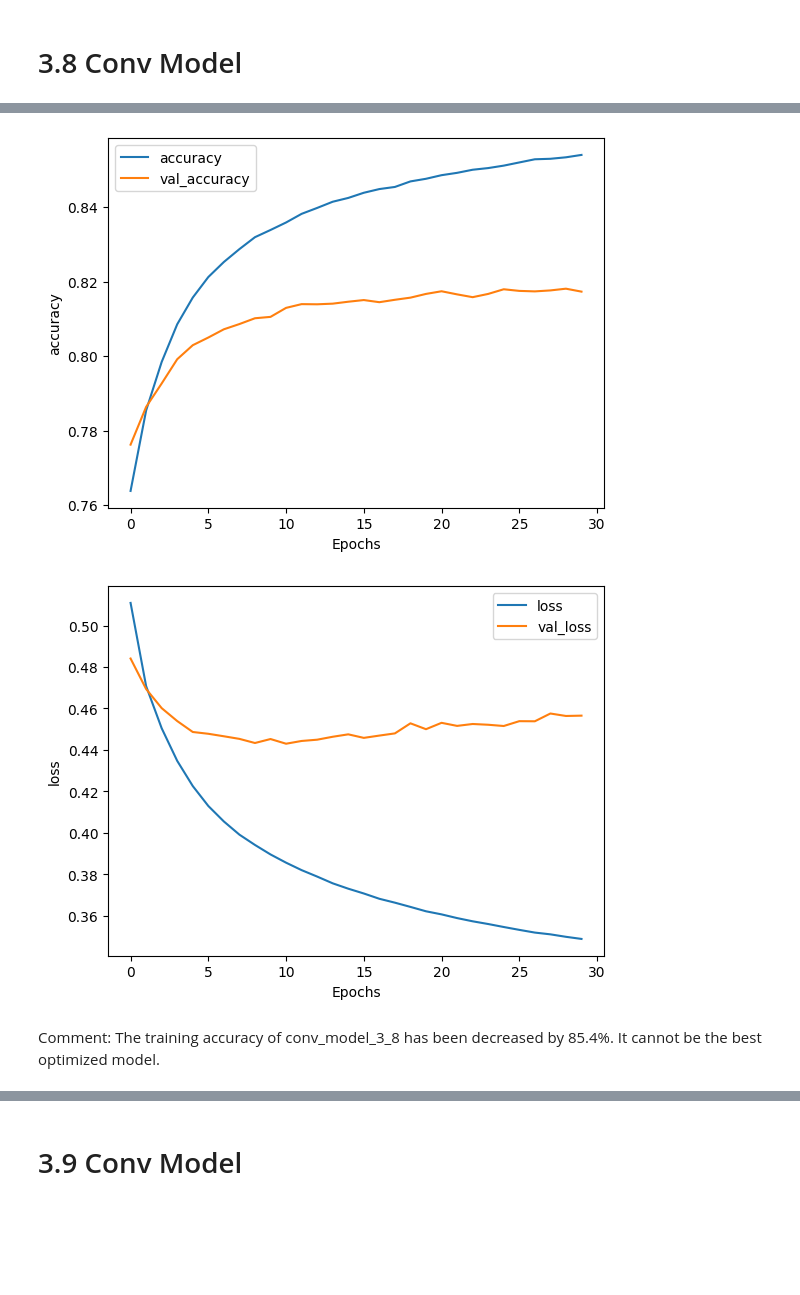
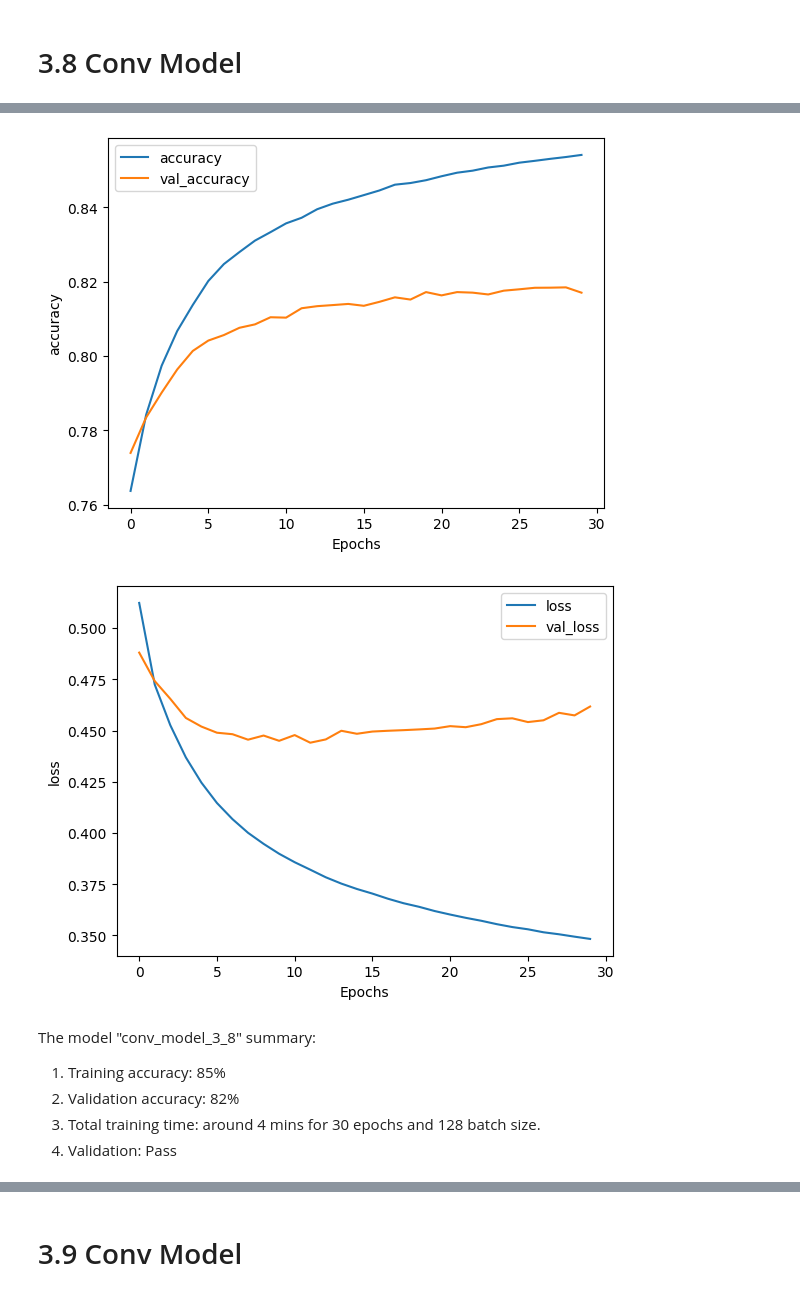
Before and after one commit to Amosw93/ADSS_projects, a Jupyter notebook: N5_Convolution_Model.ipynb, the cells around one changed output, grey strips where cells are left out. Drawn from its saved outputs; the diff is of its cells as text; code cells hidden in the pictures; blank space fills up the shorter version.

```diff
--- a/N5_Convolution_Model.ipynb
+++ b/N5_Convolution_Model.ipynb
@@ -1173,11 +1448,17 @@ Trainable params: 43,999
 Non-trainable params: 0
 _________________________________________________________________
 # %%
+# set seed
+import numpy as np
+np.random.seed(42)
+tf.random.set_seed(42)
+
+# Setting epochs and batch size
 NUM_EPOCHS = 30
 BATCH_SIZE = 128
 
 # Fit the model
-conv_model_3_8 = conv_model_3_8.fit(training_sequences, training_labels_encoded,
+conv_model_3_8_history = conv_model_3_8.fit(training_sequences, training_labels_encoded,
                          epochs=NUM_EPOCHS,
                          batch_size = BATCH_SIZE,
                          validation_data = (testing_sequences, testing_labels_encoded))
@@ -1202,9 +1483,14 @@ Epoch 30/30
 # %%
 # Plot the accuracy and results
-plot_graphs(conv_model_3_8, "accuracy")
-plot_graphs(conv_model_3_8, "loss")
+plot_graphs(conv_model_3_8_history, "accuracy")
+plot_graphs(conv_model_3_8_history, "loss")
 # %% [output]
-[figure, old version]
+[figure, new version]
-[figure, old version]
+[figure, new version]
-# %% [markdown]
-Comment: The training accuracy of conv_model_3_8 has been decreased by 85.4%. It cannot be the best optimized model.
+# %% [markdown]
+The model "conv_model_3_8" summary:
+
+1. Training accuracy: 85%
+2. Validation accuracy: 82%
+3. Total training time: around 4 mins for 30 epochs and 128 batch size.
+4. Validation: Pass
```
Also changed, not shown: parts of 101 cells of this notebook.
